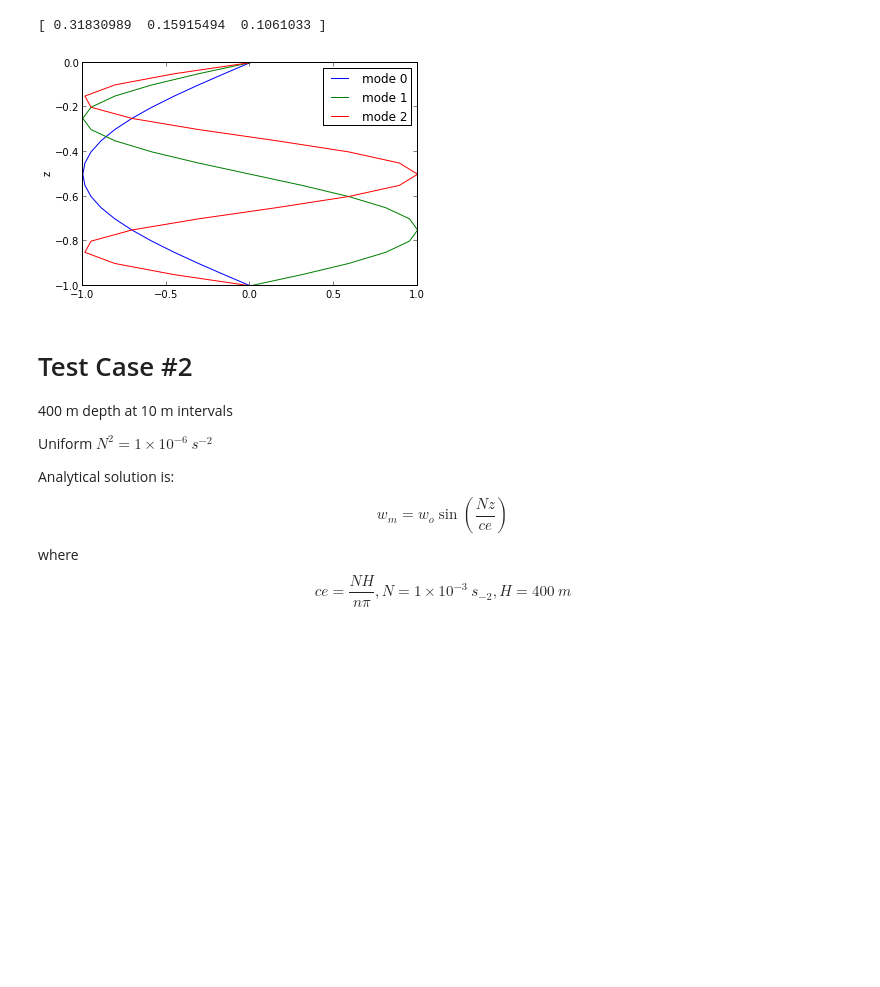
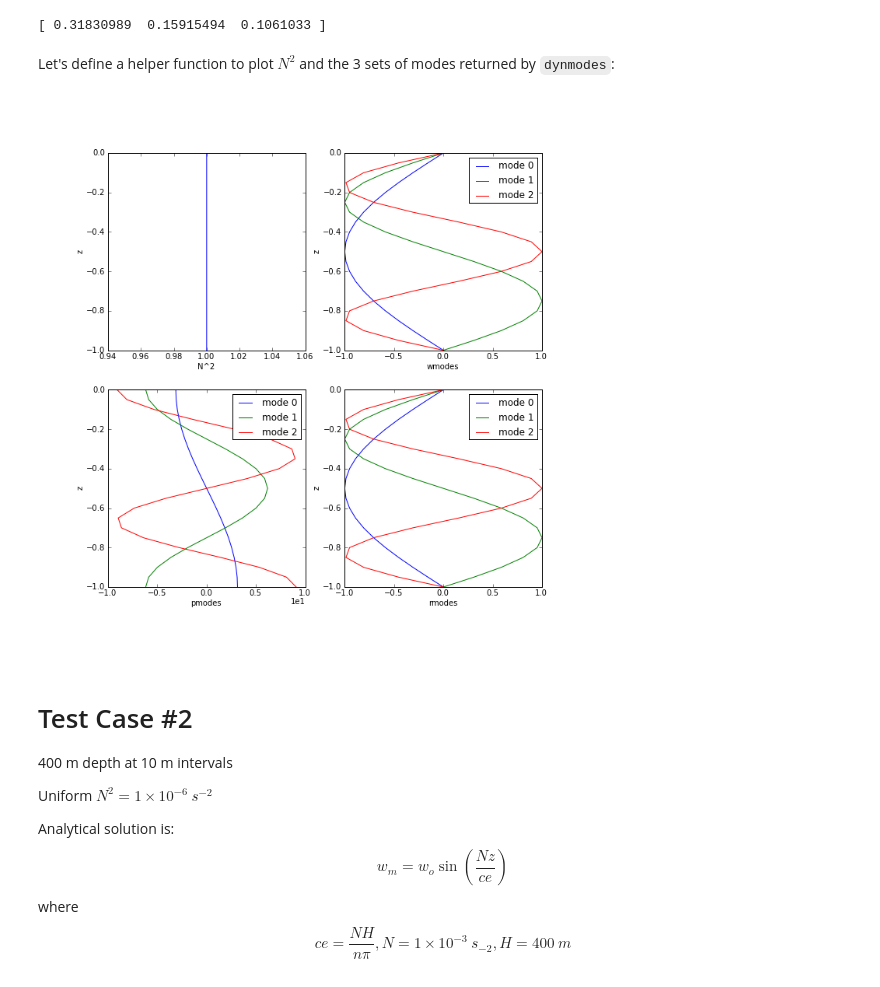
Before and after one commit to UBC-MOAD/AIMS-Workshop, a Jupyter notebook: dynmodes/dynmodes.ipynb, the cells around one changed output. Cells and saved outputs as stored; diff of their text form; code cells hidden in the pictures; blank space fills up the shorter version.

Commit message:
Improve plot function to show Nsq and 4 mode sets.

```diff
--- a/dynmodes/dynmodes.ipynb
+++ b/dynmodes/dynmodes.ipynb
@@ -176,18 +176,37 @@ analytical = np.array((const, const / 2, const / 3))
 print analytical
 # %% [output]
 [ 0.31830989  0.15915494  0.1061033 ]
-# %%
-def plot_modes(modes, depth):
-    fig = plt.figure()
-    ax = fig.add_subplot(111)
-    for i in xrange(3):
-        ax.plot(modes[i], -depth, label='mode {}'.format(i))
-    ax.set_ylabel('z')
-    ax.legend()
-
-plot_modes(wmodes, depth)
-# %% [output]
-[figure, removed]
+# %% [markdown]
+Let's define a helper function to plot $N^2$ and the 3 sets of modes returned by `dynmodes`:
+# %%
+def plot_modes(Nsq, depth, nmodes, wmodes, pmodes, rmodes):
+    fig = plt.figure(figsize=(10, 10))
+    ax = fig.add_subplot(2, 2, 1)
+    # Nsq
+    ax.plot(Nsq, -depth)
+    ax.ticklabel_format(style='sci', scilimits=(2, 2), axis='x')
+    ax.set_ylabel('z')
+    ax.set_xlabel('N^2')
+    # modes
+    mode_sets = [
+      # (values, subplot number, x-axis title)
+        (wmodes, 2, 'wmodes'),
+        (pmodes, 3, 'pmodes'),
+        (rmodes, 4, 'rmodes'),
+    ]
+    for mode_set in mode_sets:
+        modes, subplot, title = mode_set
+        ax = fig.add_subplot(2, 2, subplot)
+        for i in xrange(nmodes):
+            ax.plot(modes[i], -depth, label='mode {}'.format(i))
+        ax.ticklabel_format(style='sci', scilimits=(3, 3), axis='x')
+        ax.set_ylabel('z')
+        ax.set_xlabel(title)
+        ax.legend()
+# %%
+plot_modes(Nsq, depth, 3, wmodes, pmodes, rmodes)
+# %% [output]
+[figure, added]
 # %% [markdown]
 # Test Case #2 #
 400 m depth at 10 m intervals
```
Also changed, not shown: parts of 2 cells of this notebook.
